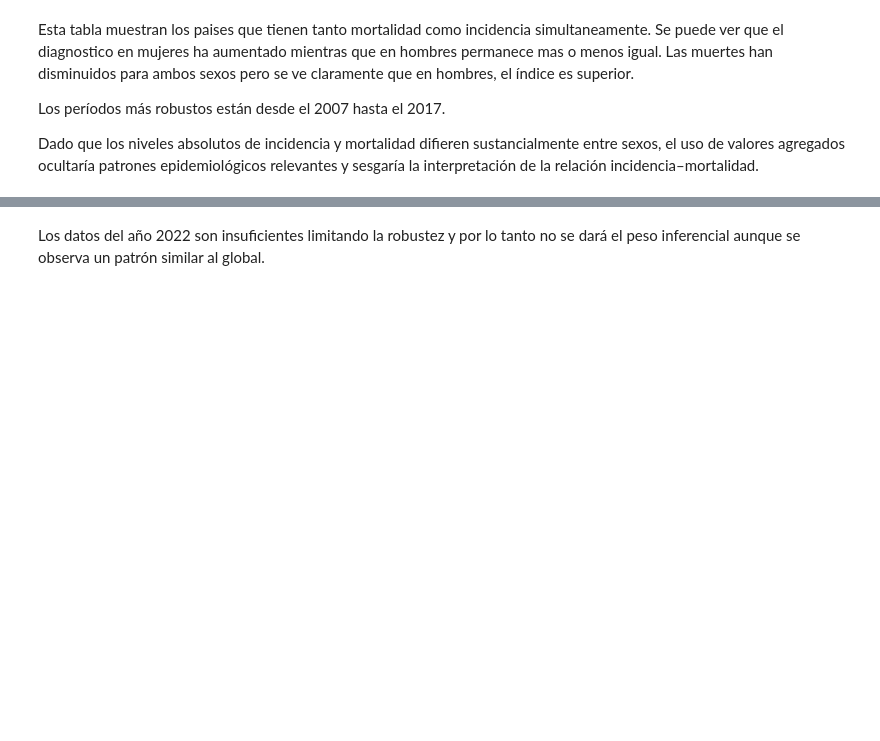
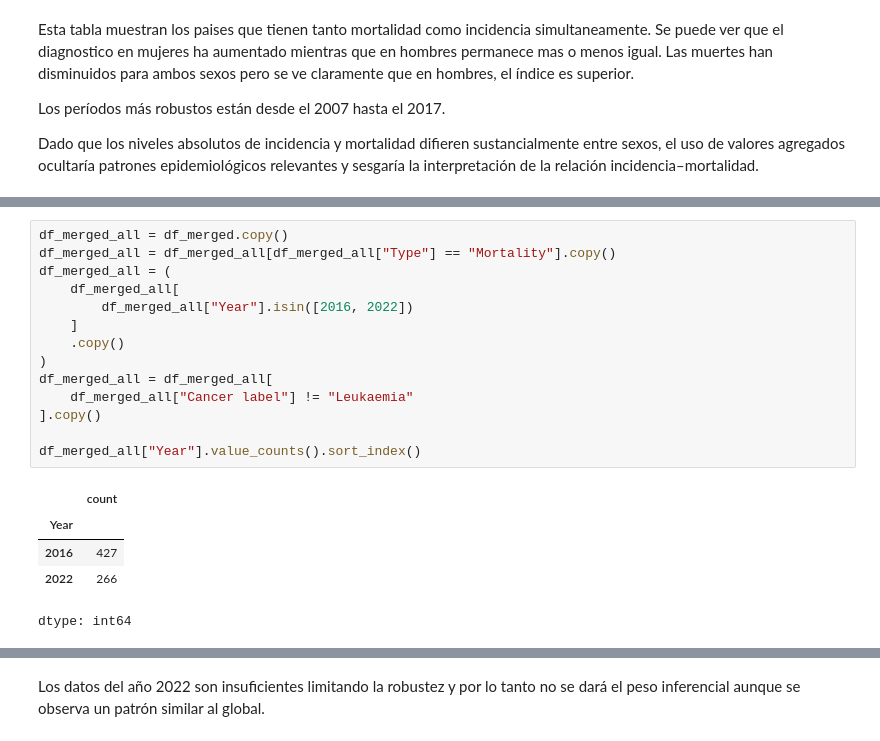
Before and after one commit to mehrerm/TFM, a Jupyter notebook: notebooks/01_load_and_clean_DIRAC.ipynb, the cells around one changed output, grey strips where cells are left out. Cells and saved outputs as stored; diff of their text form; blank space fills up the shorter version.

```diff
--- a/notebooks/01_load_and_clean_DIRAC.ipynb
+++ b/notebooks/01_load_and_clean_DIRAC.ipynb
@@ -1872,0 +1939,20 @@ plt.show()
+# %%
+df_merged_all = df_merged.copy()
+df_merged_all = df_merged_all[df_merged_all["Type"] == "Mortality"].copy()
+df_merged_all = (
+    df_merged_all[
+        df_merged_all["Year"].isin([2016, 2022])
+    ]
+    .copy()
+)
+df_merged_all = df_merged_all[
+    df_merged_all["Cancer label"] != "Leukaemia"
+].copy()
+
+df_merged_all["Year"].value_counts().sort_index()
+# %% [output]
+|  | count |
+| Year |  |
+| 2016 | 427 |
+| 2022 | 266 |
+dtype: int64
```
Also changed, not shown: parts of 45 cells of this notebook.
